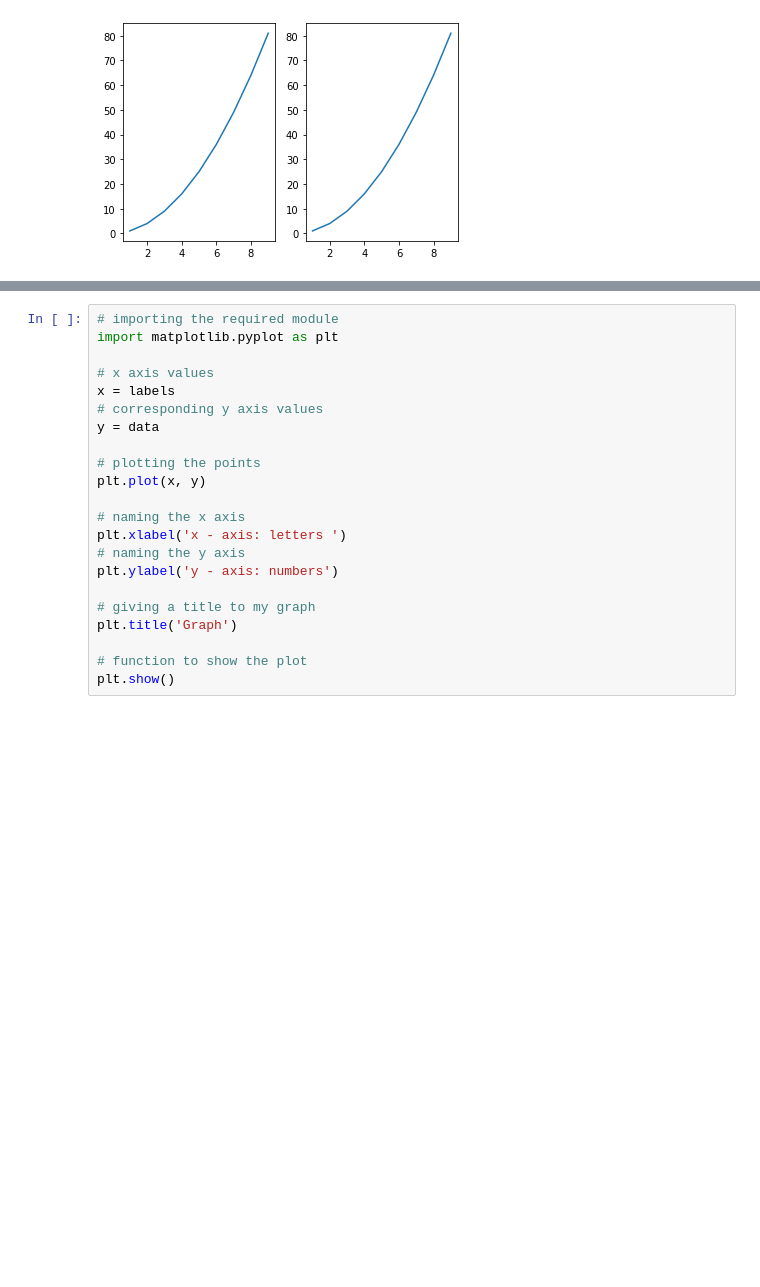
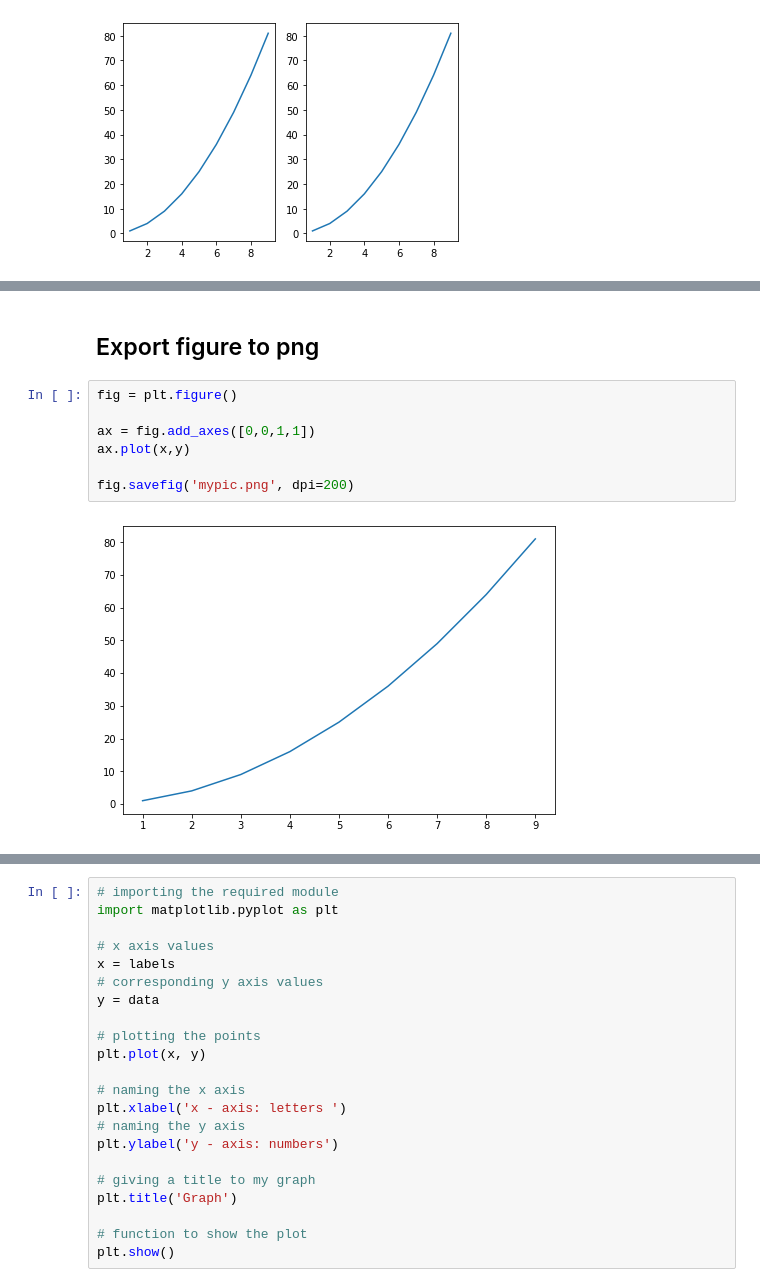
Before and after one commit to arutsh/Python-Programming-for-Data-Science-Part-1, a Jupyter notebook: lectures/07 - Matplotlib_basics.ipynb, the cells around one changed output, grey strips where cells are left out. Cells and saved outputs as stored; diff of their text form; blank space fills up the shorter version.

```diff
--- a/lectures/07 - Matplotlib_basics.ipynb
+++ b/lectures/07 - Matplotlib_basics.ipynb
@@ -137,0 +157,11 @@ for current_ax in axes:
+# %% [markdown]
+## Export figure to png
+# %%
+fig = plt.figure()
+
+ax = fig.add_axes([0,0,1,1])
+ax.plot(x,y)
+
+fig.savefig('mypic.png', dpi=200)
+# %% [output]
+[figure, added]
```
Also changed, not shown: parts of 12 cells of this notebook, 1 other file.
